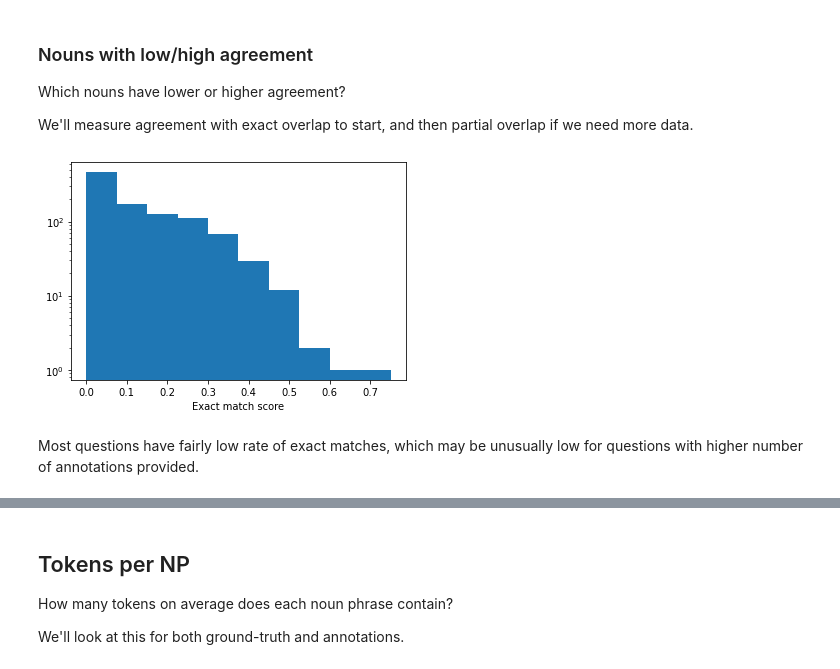
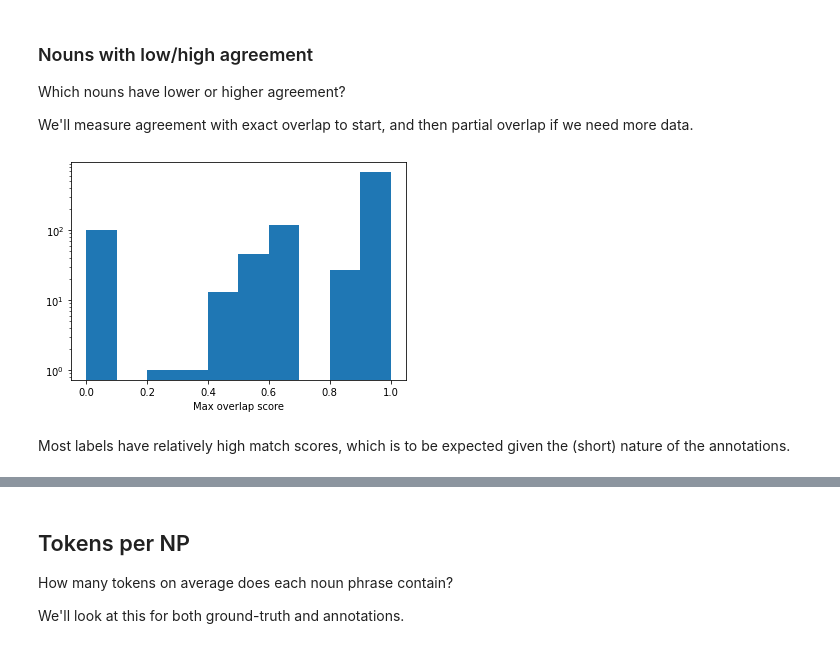
Before and after one commit to MichiganNLP/video-fill-in-the-blank, a Jupyter notebook: notebooks/compute_annotator_statistics.ipynb, the cells around one changed output, grey strips where cells are left out. Saved outputs shown, nothing was run; the diff lists cells and outputs as text; code cells hidden in the pictures.

```diff
--- a/notebooks/compute_annotator_statistics.ipynb
+++ b/notebooks/compute_annotator_statistics.ipynb
@@ -73,21 +73,32 @@ def get_exact_overlap(data):
     exact_matches = list(filter(lambda x: x==label, annotations))
     exact_overlap_score = len(exact_matches) / len(annotations)
     return exact_overlap_score
-# %%
-# show distribution first
-import matplotlib
-%matplotlib inline
-import matplotlib.pyplot as plt
-valid_annotated_data = list(filter(lambda x: len(x['additional_answers']) > 0, annotated_data))
-exact_overlap_scores = list(map(lambda x: get_exact_overlap(x), valid_annotated_data))
-plt.hist(exact_overlap_scores)
-plt.xlabel("Exact match score")
-plt.yscale('log')
-plt.show()
-# %% [output]
-[figure, removed]
-# %% [markdown]
-Most questions have fairly low rate of exact matches, which may be unusually low for questions with higher number of annotations provided.
+# %%
+import sys
+if('..' not in sys.path):
+    sys.path.append('..')
+from lqam.core.metrics import normalize_answer, tokenize_answer_to_compute_metrics, compute_token_level_f1_many
+def compute_overlap_score(label, annotations):
+    label_tokens = tokenize_answer_to_compute_metrics(normalize_answer(label))
+    annotation_tokens = list(map(lambda x: list(map(lambda y: tokenize_answer_to_compute_metrics(normalize_answer(y)), x)), annotations))
+    # flatten token lists
+    annotation_tokens = [y for x in annotation_tokens for y in x]
+    overlap_score = compute_token_level_f1_many(label_tokens, annotation_tokens)
+    return overlap_score
+valid_annotated_data = list(filter(lambda x: len(x['additional_answers']) > 0, annotated_data))
+overlap_scores = list(map(lambda x: compute_overlap_score(x['label'], x['additional_answers']), valid_annotated_data))
+# # show distribution first
+import matplotlib
+%matplotlib inline
+import matplotlib.pyplot as plt
+plt.hist(overlap_scores)
+plt.xlabel("Max overlap score")
+plt.yscale('log')
+plt.show()
+# %% [output]
+[figure, added]
+# %% [markdown]
+Most labels have relatively high match scores, which is to be expected given the (short) nature of the annotations.
 # %%
 ## compute average overlap per NP
 valid_annotated_data_labels = list(map(lambda x: x['label'], valid_annotated_data))
```
Also changed, not shown: parts of 9 cells of this notebook.
